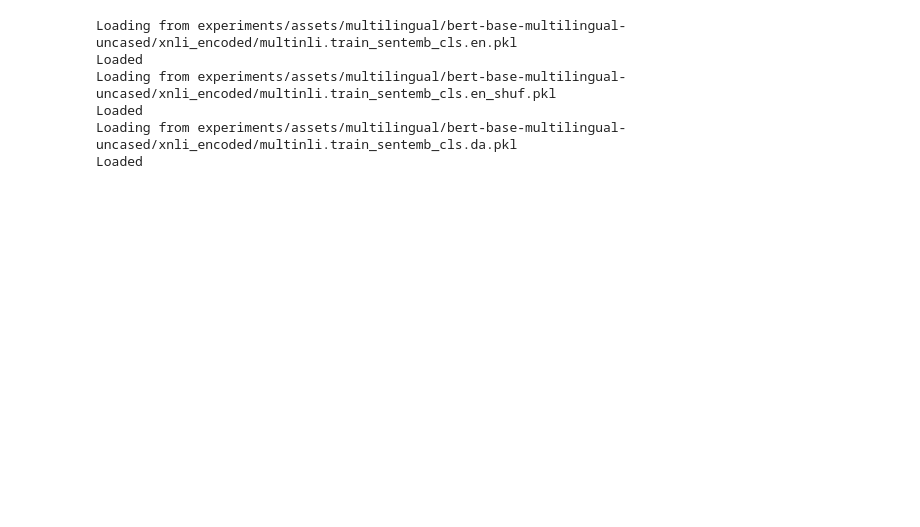
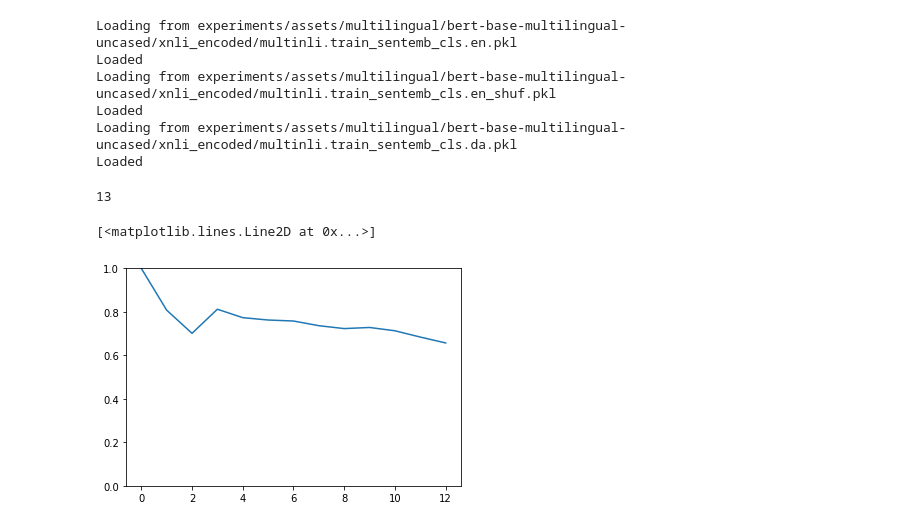
Before and after one commit to MaksymDel/xsim, a Jupyter notebook: examples/similarity_measures_check.ipynb, the cells around one changed output. Drawn from its saved outputs; the diff is of its cells as text; code cells hidden in the pictures; blank space fills up the shorter version.

```diff
--- a/examples/similarity_measures_check.ipynb
+++ b/examples/similarity_measures_check.ipynb
@@ -18,0 +26,4 @@ from
+# %%
+len(en)
+# %% [output]
+13
@@ -18,0 +34,7 @@ from
+# %%
+fig, ax = plt.subplots()
+ax.set_ylim(0,1)
+ax.plot(compute_similarity_all_layers(en,da,"cka")[1:])
+# %% [output]
+[<matplotlib.lines.Line2D at 0x...>]
+[figure, added]
```
Also changed, not shown: parts of 11 cells of this notebook, 14 other files.
